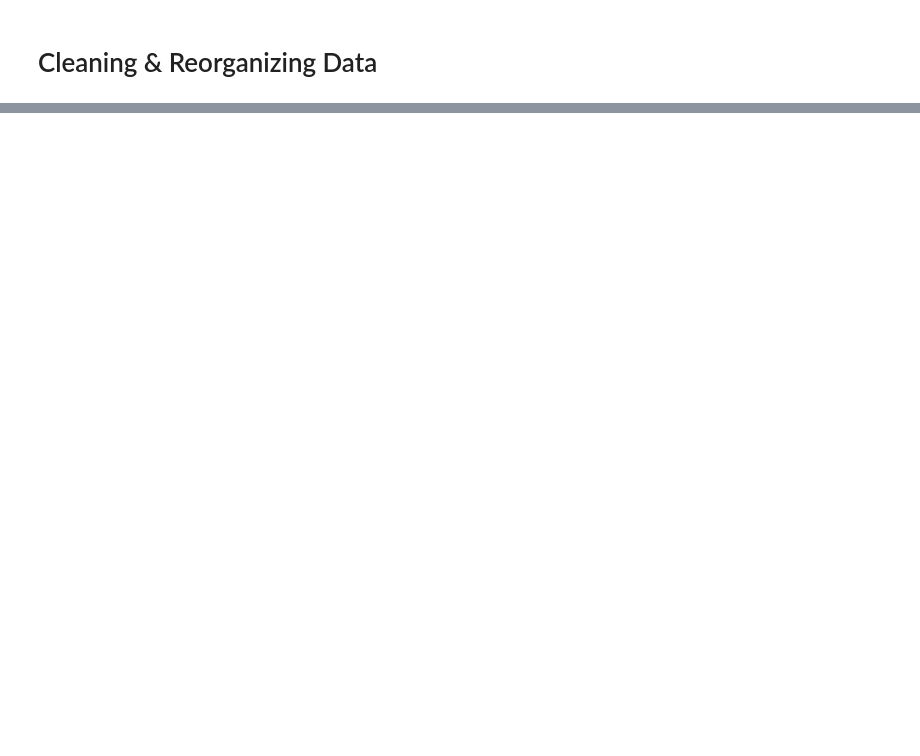
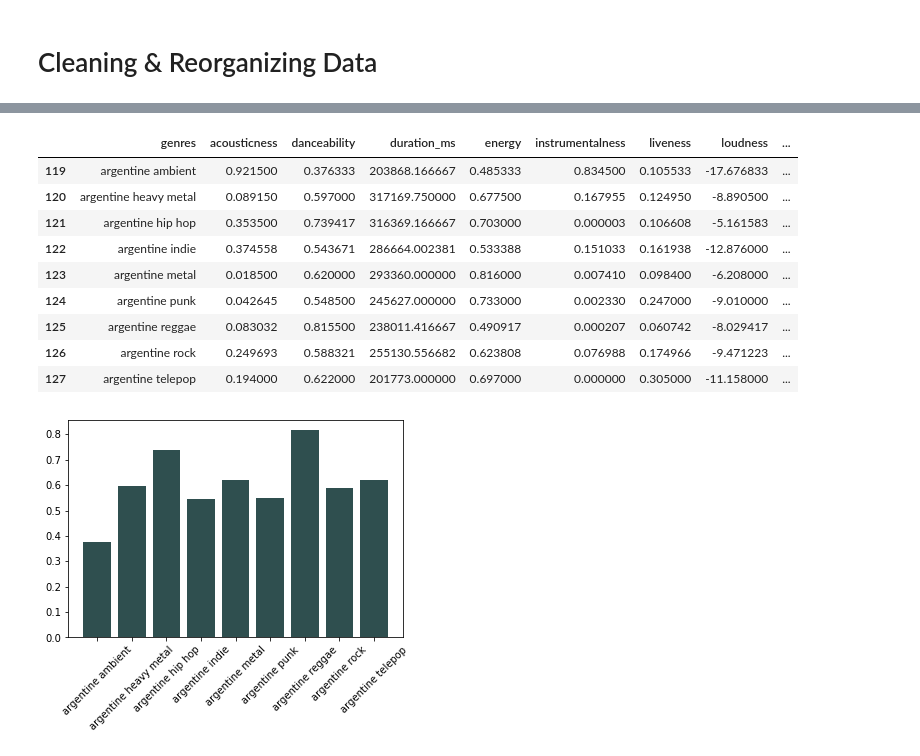
Before and after one commit to collinmpage/NWDS-project-one, a Jupyter notebook: data_visualized.ipynb, the cells around one changed output, grey strips where cells are left out. Drawn from its saved outputs; the diff is of its cells as text; code cells hidden in the pictures; blank space fills up the shorter version.

```diff
--- a/data_visualized.ipynb
+++ b/data_visualized.ipynb
@@ -95,0 +76,24 @@ data_w_genres
+# %%
+argentine = data_by_genres[data_by_genres.genres.str.contains('argentine')]
+
+#plot in a bar chart
+x = argentine['genres']
+y = argentine['danceability']
+
+plt.bar(x,y, color = 'darkslategrey')
+
+plt.xticks(rotation = 45)
+
+argentine
+# %% [output]
+|  | genres | acousticness | danceability | duration_ms | energy | instrumentalness | liveness | loudness | ... |
+| 119 | argentine ambient | 0.921500 | 0.376333 | 203868.166667 | 0.485333 | 0.834500 | 0.105533 | -17.676833 | ... |
+| 120 | argentine heavy metal | 0.089150 | 0.597000 | 317169.750000 | 0.677500 | 0.167955 | 0.124950 | -8.890500 | ... |
+| 121 | argentine hip hop | 0.353500 | 0.739417 | 316369.166667 | 0.703000 | 0.000003 | 0.106608 | -5.161583 | ... |
+| 122 | argentine indie | 0.374558 | 0.543671 | 286664.002381 | 0.533388 | 0.151033 | 0.161938 | -12.876000 | ... |
+| 123 | argentine metal | 0.018500 | 0.620000 | 293360.000000 | 0.816000 | 0.007410 | 0.098400 | -6.208000 | ... |
+| 124 | argentine punk | 0.042645 | 0.548500 | 245627.000000 | 0.733000 | 0.002330 | 0.247000 | -9.010000 | ... |
+| 125 | argentine reggae | 0.083032 | 0.815500 | 238011.416667 | 0.490917 | 0.000207 | 0.060742 | -8.029417 | ... |
+| 126 | argentine rock | 0.249693 | 0.588321 | 255130.556682 | 0.623808 | 0.076988 | 0.174966 | -9.471223 | ... |
+| 127 | argentine telepop | 0.194000 | 0.622000 | 201773.000000 | 0.697000 | 0.000000 | 0.305000 | -11.158000 | ... |
+[figure, added]
```
Also changed, not shown: parts of 11 cells of this notebook, 2 other files.
